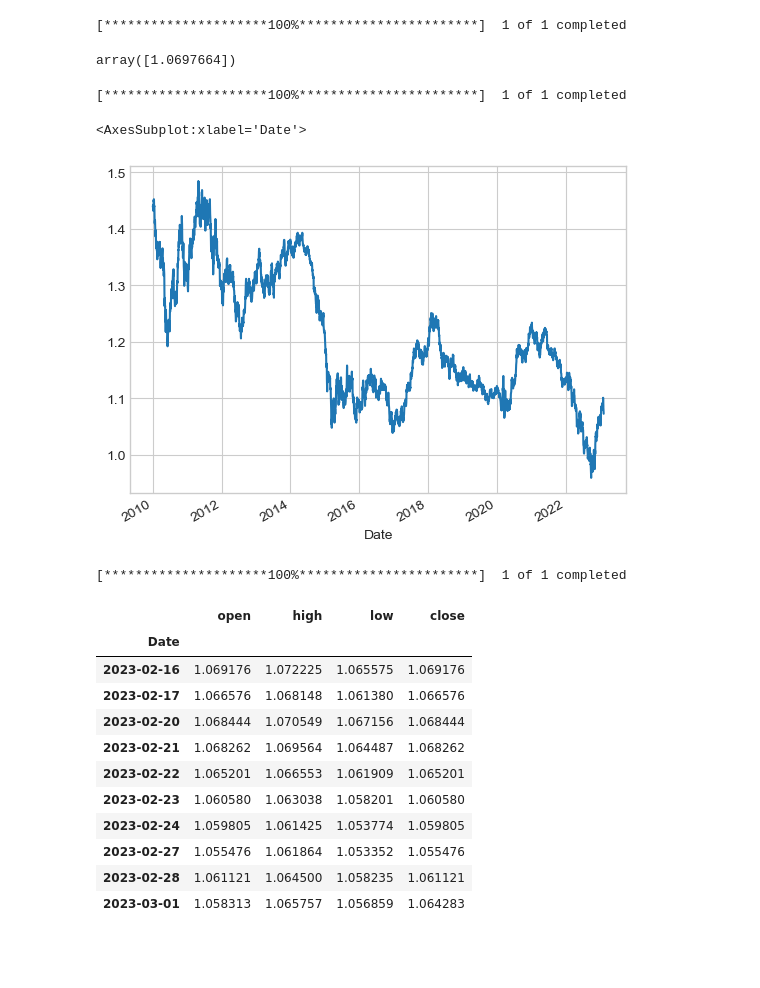
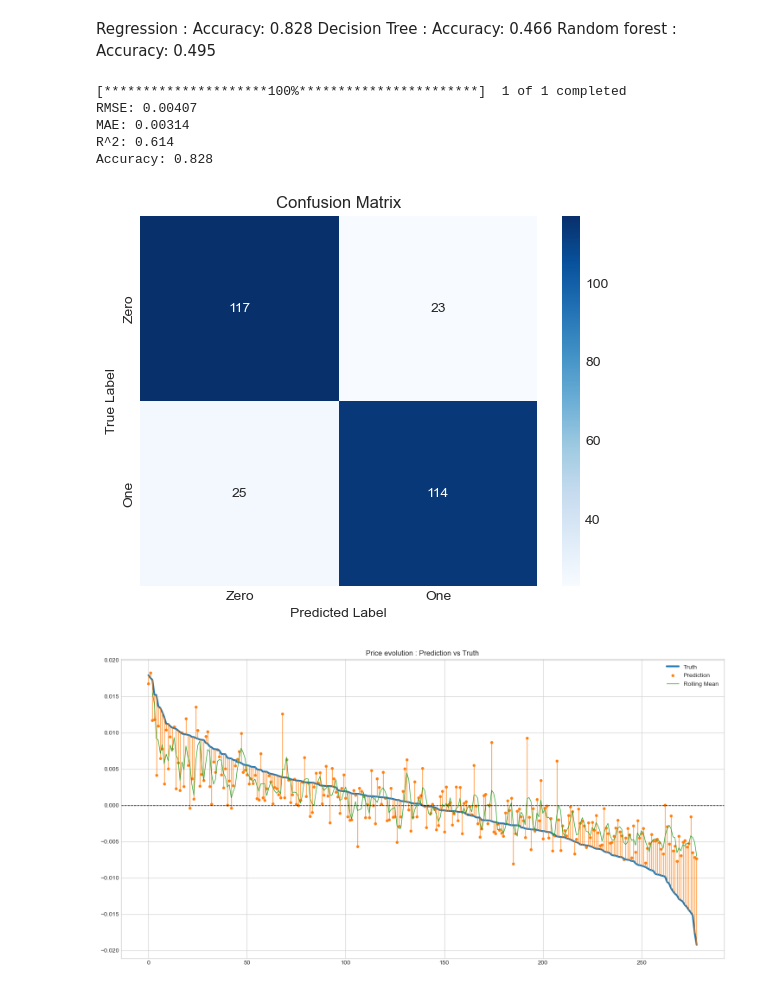
Before and after one commit to Axolottl/Forex-Prediction-ML, a Jupyter notebook: forex-fonction-predictive-model.ipynb, the cells around one changed output. Drawn from its saved outputs; the diff is of its cells as text; code cells hidden in the pictures; blank space fills up the shorter version.

```diff
--- a/forex-fonction-predictive-model.ipynb
+++ b/forex-fonction-predictive-model.ipynb
@@ -1 +1,5 @@
+# %% [markdown]
+Regression : Accuracy: 0.828
+Decision Tree : Accuracy: 0.466
+Random forest : Accuracy: 0.495
 # %%
@@ -3,33 +10,19 @@ from forex_fonction import forex
 import yfinance as yf
 # %%
 forexObj = forex()
-data = forexObj.get_features('EUR','USD','2010-01-01','2023-02-19')
-forexObj.train_model(data)
-forexObj.predict(data.tail(1))
+forexObj.set_pred_day(1)
+dff = forexObj.get_features('EUR','USD','2010-01-01','2023-03-25')
+forexObj.split('2022-03-01')
+
+forexObj.train_model(classification=False)
+dff_pred = forexObj.predict(coef=1)
+forexObj.score()
+forexObj.show_evolution(rolling=3, sorted=True)
 # %% [output]
 [*********************100%***********************]  1 of 1 completed
+RMSE: 0.00407
+MAE: 0.00314
+R^2: 0.614
+Accuracy: 0.828
-array([1.0697664])
+[figure, added]
+[figure, added]
-# %%
-forexObj = forex()
-forexObj.get_forex_data('EUR','USD','2010-01-01','2023-02-08').close.plot()
-# %% [output]
-[*********************100%***********************]  1 of 1 completed
-<AxesSubplot:xlabel='Date'>
-[figure, removed]
-# %%
-forexObj = forex()
-forexObj.get_forex_data('EUR','USD','2010-01-01','2023-03-01').tail(10)
-# %% [output]
-[*********************100%***********************]  1 of 1 completed
-|  | open | high | low | close |
-| Date |  |  |  |  |
-| 2023-02-16 | 1.069176 | 1.072225 | 1.065575 | 1.069176 |
-| 2023-02-17 | 1.066576 | 1.068148 | 1.061380 | 1.066576 |
-| 2023-02-20 | 1.068444 | 1.070549 | 1.067156 | 1.068444 |
-| 2023-02-21 | 1.068262 | 1.069564 | 1.064487 | 1.068262 |
-| 2023-02-22 | 1.065201 | 1.066553 | 1.061909 | 1.065201 |
-| 2023-02-23 | 1.060580 | 1.063038 | 1.058201 | 1.060580 |
-| 2023-02-24 | 1.059805 | 1.061425 | 1.053774 | 1.059805 |
-| 2023-02-27 | 1.055476 | 1.061864 | 1.053352 | 1.055476 |
-| 2023-02-28 | 1.061121 | 1.064500 | 1.058235 | 1.061121 |
-| 2023-03-01 | 1.058313 | 1.065757 | 1.056859 | 1.064283 |
```
Also changed, not shown: parts of 4 cells of this notebook, 3 other files.
